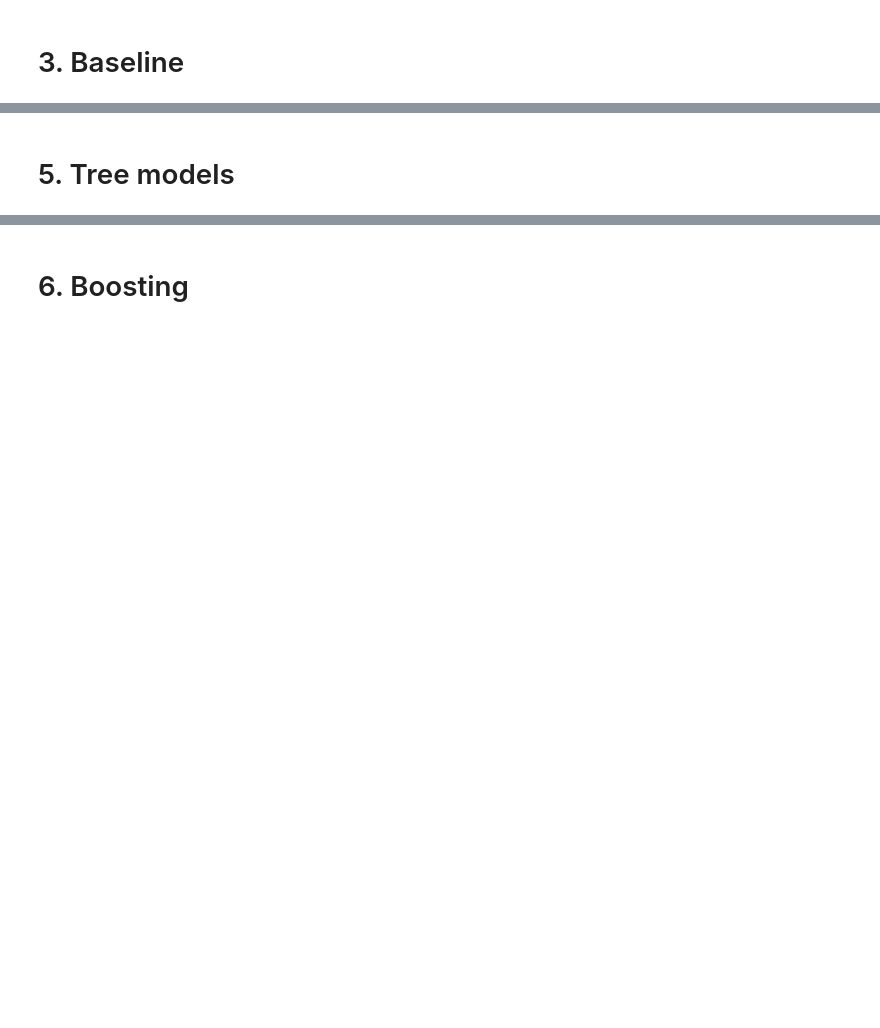
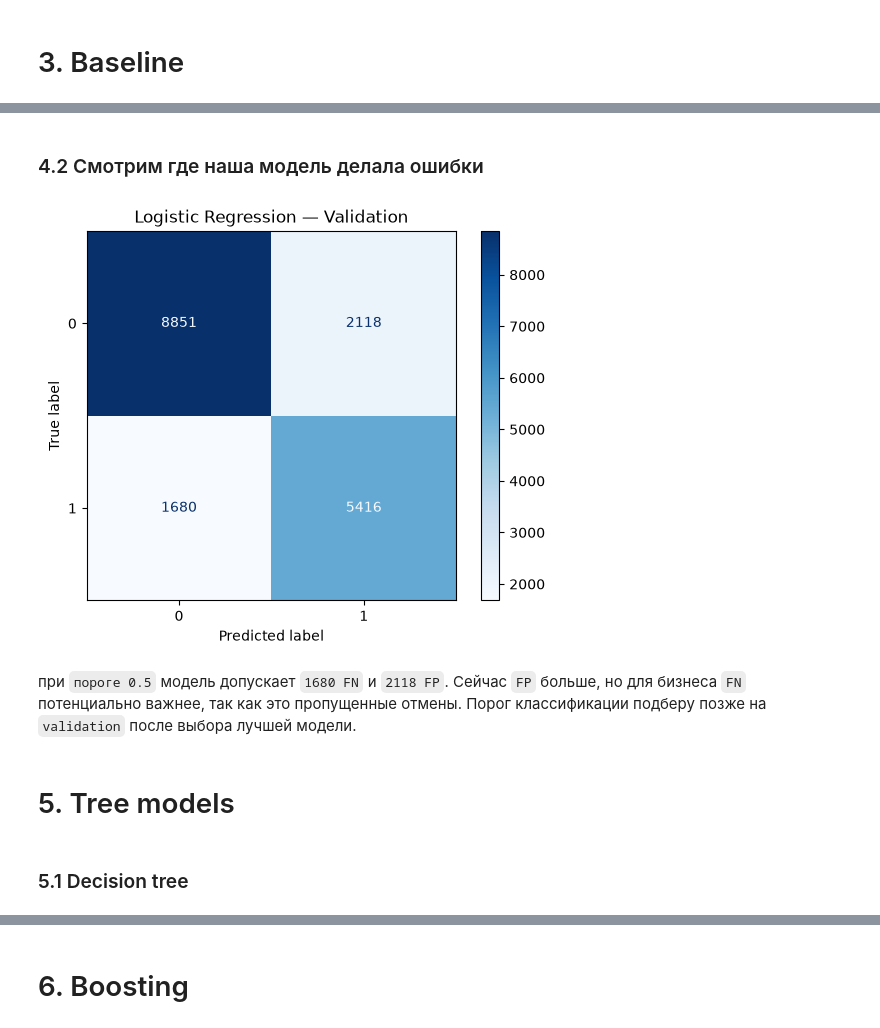
Before and after one commit to novaeKH/hotel-cancellation-ml, a Jupyter notebook: notebooks/05_models.ipynb, the cells around one changed output, grey strips where cells are left out. Cells and saved outputs as stored; diff of their text form; code cells hidden in the pictures; blank space fills up the shorter version.

```diff
--- a/notebooks/05_models.ipynb
+++ b/notebooks/05_models.ipynb
@@ -6,0 +97,5 @@
+# %%
+preprocessor = ColumnTransformer([
+    ('num', numeric_pipeline, numeric_cols),
+    ('cat', cat_pipeline, categorical_cols)
+])
@@ -10,0 +130,14 @@
+# %%
+from sklearn.dummy import DummyClassifier
+
+dummy = DummyClassifier(strategy="prior")
+
+dummy.fit(X_train, y_train)
+
+dummy_results = evaluate_model(
+    dummy,
+    X_val,
+    y_val
+)
+
+dummy_results
@@ -10,0 +157,12 @@
+# %%
+logreg = Pipeline([
+    ("preprocessor", preprocessor),
+    (
+        "model",
+        LogisticRegression(
+            max_iter=1000
+        )
+    )
+])
+# %%
+logreg.fit(X_train, y_train)
@@ -11,2 +223,23 @@
+# %% [markdown]
+### 4.2 Смотрим где наша модель делала ошибки
+# %%
+from sklearn.metrics import ConfusionMatrixDisplay
+import matplotlib.pyplot as plt
+
+ConfusionMatrixDisplay.from_estimator(
+    logreg,
+    X_val,
+    y_val,
+    cmap="Blues"
+)
+
+plt.title("Logistic Regression — Validation")
+plt.show()
+# %% [output]
+[figure, added]
+# %% [markdown]
+при `пороге 0.5` модель допускает `1680 FN` и `2118 FP`. Сейчас `FP` больше, но для бизнеса `FN` потенциально важнее, так как это пропущенные отмены. Порог классификации подберу позже на `validation` после выбора лучшей модели.
 # %% [markdown]
 # 5. Tree models
+# %% [markdown]
+### 5.1 Decision tree
```
Also changed, not shown: parts of 66 cells of this notebook, 8 other files.
